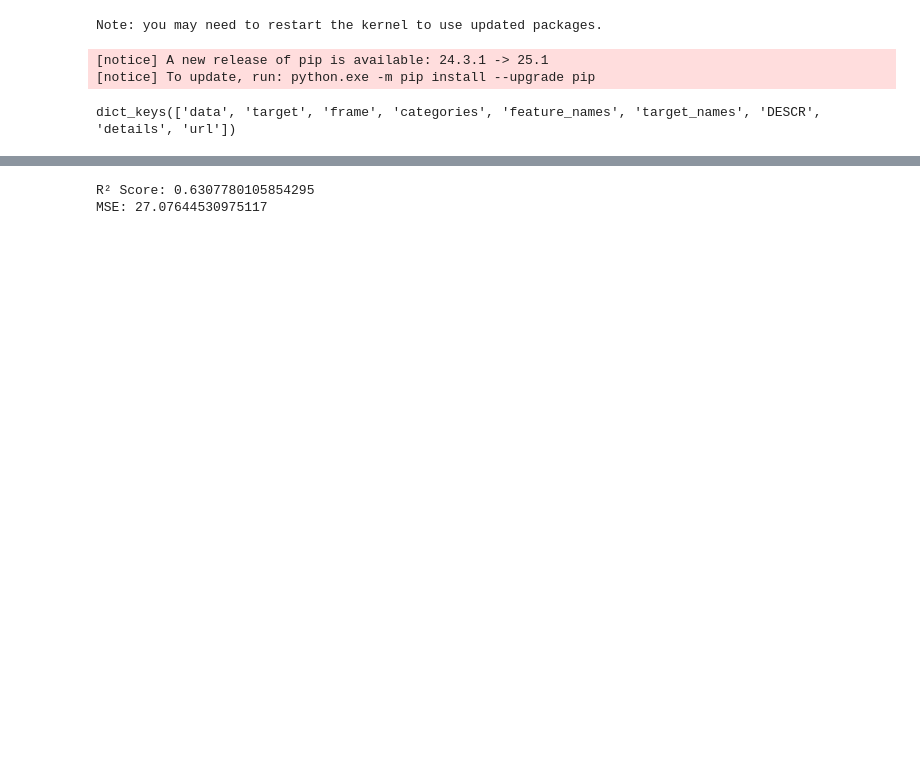
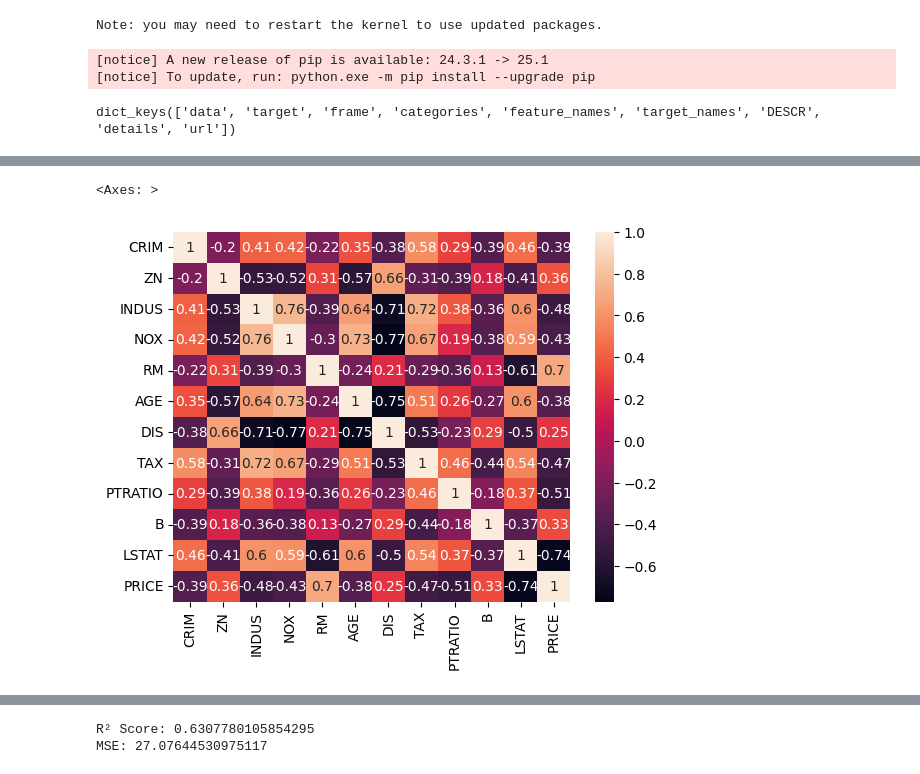
Before and after one commit to Adhishtanaka/SE-to-ML, a Jupyter notebook: ml/linear_regression/basic_lr2.ipynb, the cells around one changed output, grey strips where cells are left out. Saved outputs shown, nothing was run; the diff lists cells and outputs as text; code cells hidden in the pictures; blank space fills up the shorter version.

```diff
--- a/ml/linear_regression/basic_lr2.ipynb
+++ b/ml/linear_regression/basic_lr2.ipynb
@@ -18,0 +45,5 @@ dict_keys(['data', 'target', 'frame', 'categories', 'feature_names', 'target_nam
+# %%
+sns.heatmap(df.select_dtypes(include='number').corr(),annot=True)
+# %% [output]
+<Axes: >
+[figure, added]
```
Also changed, not shown: parts of 8 cells of this notebook.
